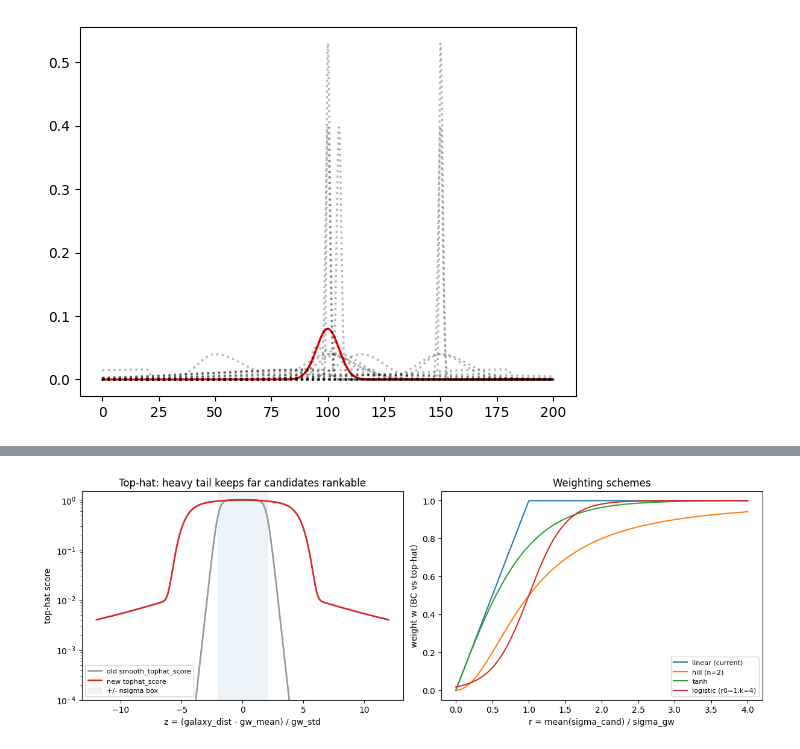
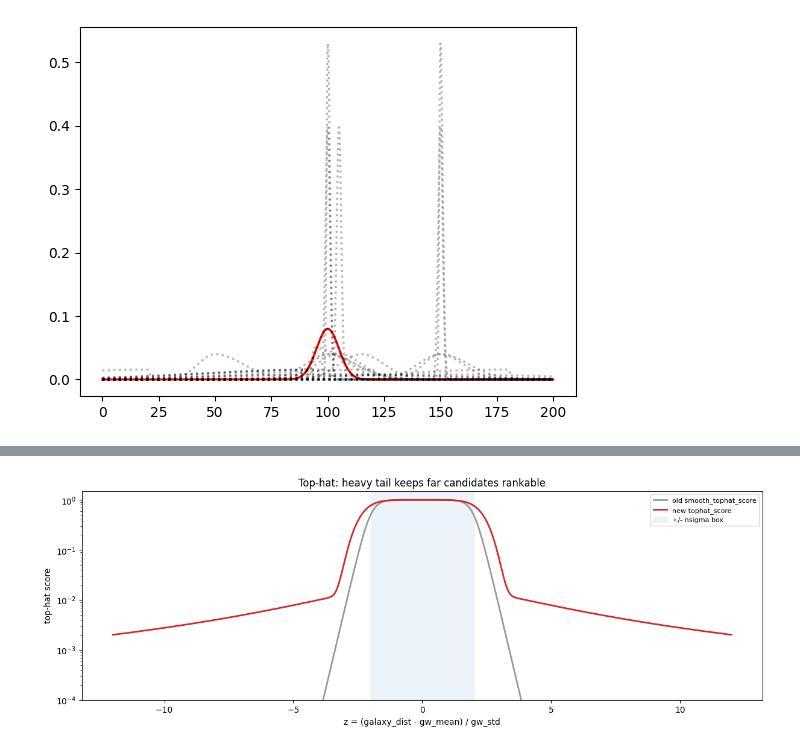
Before and after one commit to sopanda0910/distance-scoring-tests, a Jupyter notebook: hybrid_new.ipynb, the cells around one changed output, grey strips where cells are left out. Cells and saved outputs as stored; diff of their text form; code cells hidden in the pictures.

Commit message:
New Tophat and Weighting

```diff
--- a/hybrid_new.ipynb
+++ b/hybrid_new.ipynb
@@ -226,37 +236,37 @@ def hybrid_v2(gw_mean, galaxy_mean, gw_std, galaxy_std_minus, galaxy_std_plus,
 import os
 os.makedirs("hybrid_new/diagnostics", exist_ok=True)
 
-# ---- 1. score table: hybrid vs hybrid_v2 + difference -------------------
-print(f"{'test':<48}{'hybrid':>9}{'hybrid_v2':>11}{'diff':>10}{'w':>7}")
-print("-" * 85)
-for label, t in test_pdfs.items():
-    h = hybrid(base_loc, t['loc'], base_std, t['unc_minus'], t['unc_plus'], verbose=False)
-    v = hybrid_v2(base_loc, t['loc'], base_std, t['unc_minus'], t['unc_plus'], verbose=False)
-    w = float(weight_linear(base_std, t['unc_minus'], t['unc_plus']))
-    print(f"{label:<48}{float(h):>9.5f}{float(v):>11.5f}{float(h - v):>+10.5f}{w:>7.2f}")
+# # ---- 1. score table: hybrid vs hybrid_v2 + difference -------------------
+# print(f"{'test':<48}{'hybrid':>9}{'hybrid_v2':>11}{'diff':>10}{'w':>7}")
+# print("-" * 85)
+# for label, t in test_pdfs.items():
+#     h = hybrid(base_loc, t['loc'], base_std, t['unc_minus'], t['unc_plus'], verbose=False)
+#     v = hybrid_v2(base_loc, t['loc'], base_std, t['unc_minus'], t['unc_plus'], verbose=False)
+#     w = float(weight_linear(base_std, t['unc_minus'], t['unc_plus']))
+#     print(f"{label:<48}{float(h):>9.5f}{float(v):>11.5f}{float(h - v):>+10.5f}{w:>7.2f}")
 
-# ---- 2. weighting-scheme comparison on representative cases --------------
-schemes = {'linear': weight_linear, 'hill': weight_hill,
-           'tanh': weight_tanh, 'logistic': weight_logistic}
-print(f"\n{'test':<40}{'r':>6}" + "".join(f"{s:>10}" for s in schemes))
-for label in ['deltafunc_pdf', 'deltafunc_slightly_offset_pdf', 'asymmetric_pdf_deltafunc',
-              'wide_pdf', 'wide_slightly_offset_pdf', 'verywide_pdf', 'asymmetric_v4_straddle']:
-    t = test_pdfs[label]
-    r = float(weight_linear(base_std, t['unc_minus'], t['unc_plus']))  # note: linear is clipped
-    r_raw = (t['unc_minus'] + t['unc_plus']) / 2 / base_std
-    row = [float(hybrid_v2(base_loc, t['loc'], base_std, t['unc_minus'], t['unc_plus'],
-                           weight_fn=wf, verbose=False)) for wf in schemes.values()]
-    print(f"{label:<40}{r_raw:>6.2f}" + "".join(f"{x:>10.4f}" for x in row))
+# # ---- 2. weighting-scheme comparison on representative cases --------------
+# schemes = {'linear': weight_linear, 'hill': weight_hill,
+#            'tanh': weight_tanh, 'logistic': weight_logistic}
+# print(f"\n{'test':<40}{'r':>6}" + "".join(f"{s:>10}" for s in schemes))
+# for label in ['deltafunc_pdf', 'deltafunc_slightly_offset_pdf', 'asymmetric_pdf_deltafunc',
+#               'wide_pdf', 'wide_slightly_offset_pdf', 'verywide_pdf', 'asymmetric_v4_straddle']:
+#     t = test_pdfs[label]
+#     r = float(weight_linear(base_std, t['unc_minus'], t['unc_plus']))  # note: linear is clipped
+#     r_raw = (t['unc_minus'] + t['unc_plus']) / 2 / base_std
+#     row = [float(hybrid_v2(base_loc, t['loc'], base_std, t['unc_minus'], t['unc_plus'],
+#                            weight_fn=wf, verbose=False)) for wf in schemes.values()]
+#     print(f"{label:<40}{r_raw:>6.2f}" + "".join(f"{x:>10.4f}" for x in row))
 
 # ---- 3. plot the top-hats and the weighting curves ----------------------
 z = np.linspace(-12, 12, 2000)
 dist = base_loc + z * base_std
 
-fig, (axL, axR) = plt.subplots(1, 2, figsize=(12, 4.2), constrained_layout=True)
+fig, (axL) = plt.subplots(1, 1, figsize=(12, 4.2), constrained_layout=True)
 
 axL.plot(z, [smooth_tophat_score(d, base_loc, base_std) for d in dist],
          label="old smooth_tophat_score", color="0.6", lw=2)
-axL.plot(z, [tophat_score(d, base_loc, base_std) for d in dist],
+axL.plot(z, [tophat_score(d, base_loc, base_std, box_edge_score=1.0, cliff=2.5, cliff_steepness=3, tail_scale=4) for d in dist],
          label="new tophat_score", color="C3", lw=2)
 axL.axvspan(-2, 2, color="C0", alpha=0.08, label="+/- nsigma box")
 axL.set_xlabel("z = (galaxy_dist - gw_mean) / gw_std")
@@ -266,16 +276,16 @@ axL.set_ylim(1e-4, 1.5)
 axL.set_title("Top-hat: heavy tail keeps far candidates rankable")
 axL.legend(fontsize=8)
 
-r = np.linspace(0, 4, 400)
-sig = base_std
-axR.plot(r, [float(weight_linear(sig, ri*sig, ri*sig)) for ri in r], label="linear (current)")
-axR.plot(r, [float(weight_hill(sig, ri*sig, ri*sig)) for ri in r], label="hill (n=2)")
-axR.plot(r, [float(weight_tanh(sig, ri*sig, ri*sig)) for ri in r], label="tanh")
-axR.plot(r, [float(weight_logistic(sig, ri*sig, ri*sig)) for ri in r], label="logistic (r0=1,k=4)")
-axR.set_xlabel("r = mean(sigma_cand) / sigma_gw")
-axR.set_ylabel("weight w (BC vs top-hat)")
-axR.set_title("Weighting schemes")
-axR.legend(fontsize=8)
+# r = np.linspace(0, 4, 400)
+# sig = base_std
+# axR.plot(r, [float(weight_linear(sig, ri*sig, ri*sig)) for ri in r], label="linear (current)")
+# axR.plot(r, [float(weight_hill(sig, ri*sig, ri*sig)) for ri in r], label="hill (n=2)")
+# axR.plot(r, [float(weight_tanh(sig, ri*sig, ri*sig)) for ri in r], label="tanh")
+# axR.plot(r, [float(weight_logistic(sig, ri*sig, ri*sig)) for ri in r], label="logistic (r0=1,k=4)")
+# axR.set_xlabel("r = mean(sigma_cand) / sigma_gw")
+# axR.set_ylabel("weight w (BC vs top-hat)")
+# axR.set_title("Weighting schemes")
+# axR.legend(fontsize=8)
 
 fig.savefig("hybrid_new/diagnostics/tophat_and_weighting.png", dpi=150, bbox_inches="tight")
 plt.show()
@@ -300 +293 @@ asymmetric_v4_straddle                    1.60    0.8752    0.9050    0.8835
-[figure, old version]
+[figure, new version]
```
Also changed, not shown: parts of 9 cells of this notebook, 57 other files.
